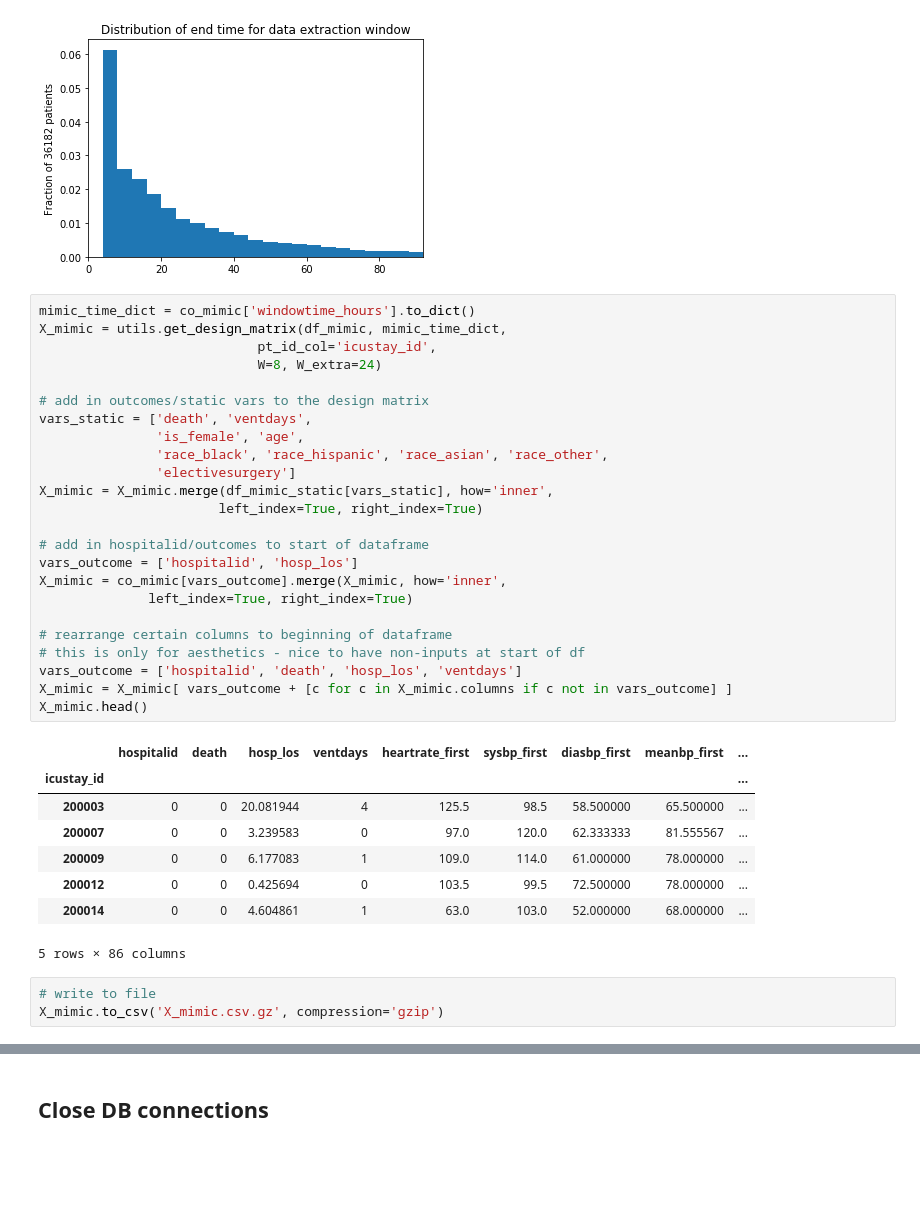
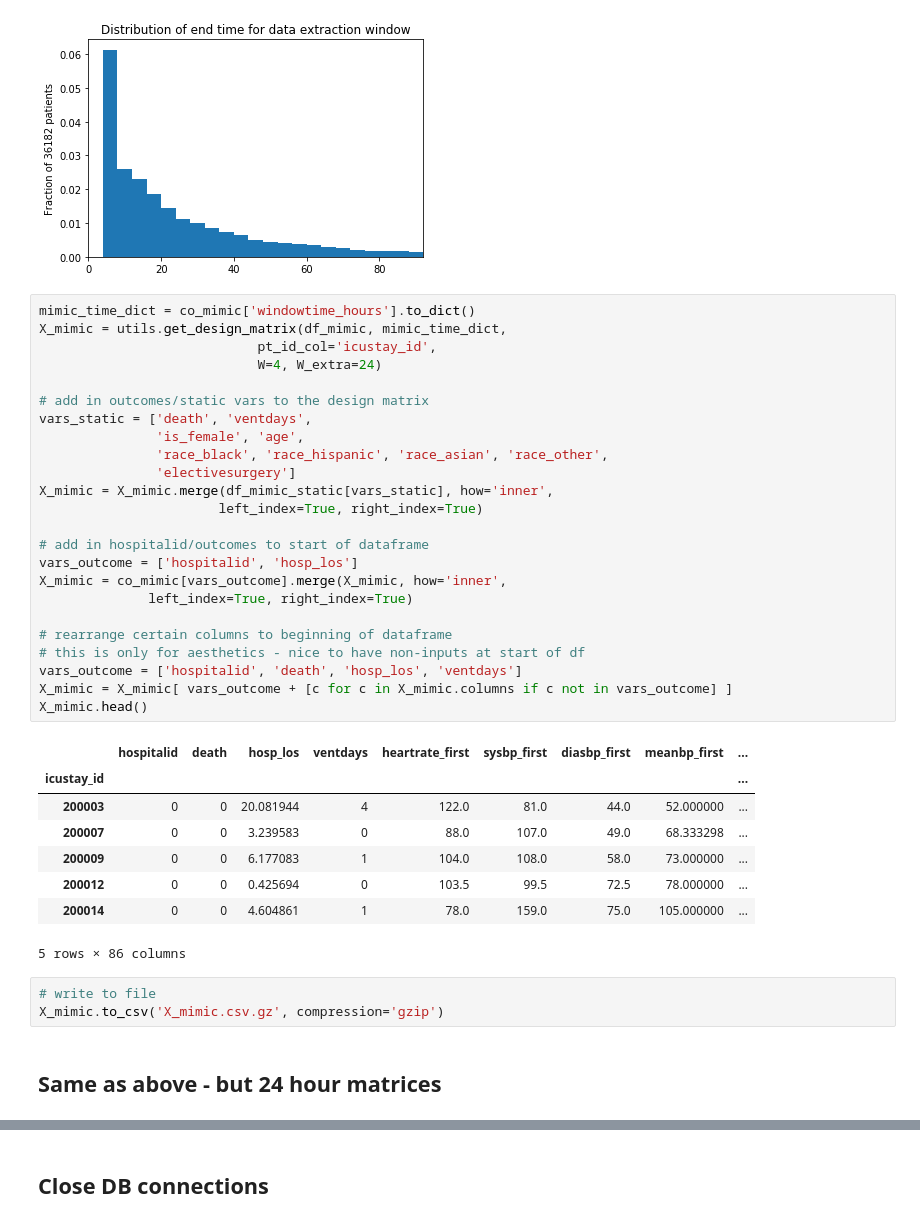
Before and after one commit to alistairewj/icu-model-transfer, a Jupyter notebook: get-data.ipynb, the cells around one changed output, grey strips where cells are left out. Saved outputs shown, nothing was run; the diff lists cells and outputs as text; blank space fills up the shorter version.

```diff
--- a/get-data.ipynb
+++ b/get-data.ipynb
@@ -245,36 +245,38 @@ plt.show()
 # %%
 mimic_time_dict = co_mimic['windowtime_hours'].to_dict()
 X_mimic = utils.get_design_matrix(df_mimic, mimic_time_dict,
                             pt_id_col='icustay_id',
-                            W=8, W_extra=24)
+                            W=4, W_extra=24)
 
 # add in outcomes/static vars to the design matrix
 vars_static = ['death', 'ventdays',
                'is_female', 'age',
                'race_black', 'race_hispanic', 'race_asian', 'race_other',
                'electivesurgery']
 X_mimic = X_mimic.merge(df_mimic_static[vars_static], how='inner',
                        left_index=True, right_index=True)
 
 # add in hospitalid/outcomes to start of dataframe
 vars_outcome = ['hospitalid', 'hosp_los']
 X_mimic = co_mimic[vars_outcome].merge(X_mimic, how='inner',
               left_index=True, right_index=True)
 
 # rearrange certain columns to beginning of dataframe
 # this is only for aesthetics - nice to have non-inputs at start of df
 vars_outcome = ['hospitalid', 'death', 'hosp_los', 'ventdays']
 X_mimic = X_mimic[ vars_outcome + [c for c in X_mimic.columns if c not in vars_outcome] ]
 X_mimic.head()
 # %% [output]
 |  | hospitalid | death | hosp_los | ventdays | heartrate_first | sysbp_first | diasbp_first | meanbp_first | ... |
 | icustay_id |  |  |  |  |  |  |  |  | ... |
-| 200003 | 0 | 0 | 20.081944 | 4 | 125.5 | 98.5 | 58.500000 | 65.500000 | ... |
-| 200007 | 0 | 0 | 3.239583 | 0 | 97.0 | 120.0 | 62.333333 | 81.555567 | ... |
-| 200009 | 0 | 0 | 6.177083 | 1 | 109.0 | 114.0 | 61.000000 | 78.000000 | ... |
-| 200012 | 0 | 0 | 0.425694 | 0 | 103.5 | 99.5 | 72.500000 | 78.000000 | ... |
-| 200014 | 0 | 0 | 4.604861 | 1 | 63.0 | 103.0 | 52.000000 | 68.000000 | ... |
+| 200003 | 0 | 0 | 20.081944 | 4 | 122.0 | 81.0 | 44.0 | 52.000000 | ... |
+| 200007 | 0 | 0 | 3.239583 | 0 | 88.0 | 107.0 | 49.0 | 68.333298 | ... |
+| 200009 | 0 | 0 | 6.177083 | 1 | 104.0 | 108.0 | 58.0 | 73.000000 | ... |
+| 200012 | 0 | 0 | 0.425694 | 0 | 103.5 | 99.5 | 72.5 | 78.000000 | ... |
+| 200014 | 0 | 0 | 4.604861 | 1 | 78.0 | 159.0 | 75.0 | 105.000000 | ... |
 5 rows × 86 columns
 # %%
 # write to file
 X_mimic.to_csv('X_mimic.csv.gz', compression='gzip')
+# %% [markdown]
+## Same as above - but 24 hour matrices
```
Also changed, not shown: parts of 12 cells of this notebook.
